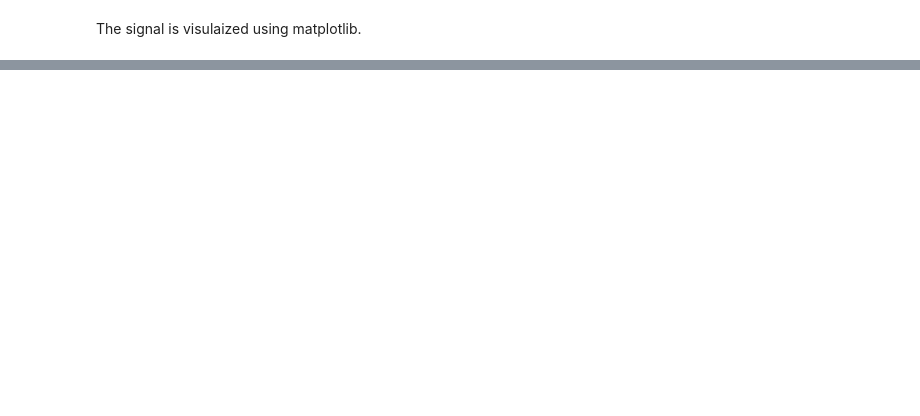
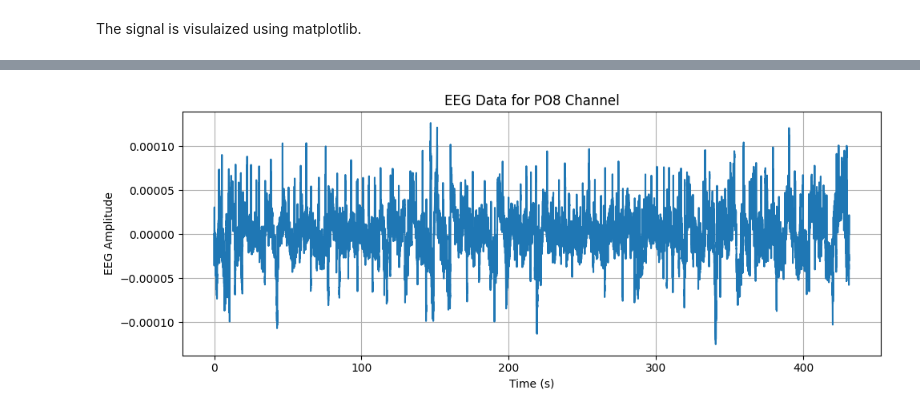
Before and after one commit to sunnivaf/TTK7-project1, a Jupyter notebook: EEG.ipynb, the cells around one changed output, grey strips where cells are left out. Saved outputs shown, nothing was run; the diff lists cells and outputs as text; code cells hidden in the pictures; blank space fills up the shorter version.

```diff
--- a/EEG.ipynb
+++ b/EEG.ipynb
@@ -47,2 +59,13 @@ plt.show()
+# %%
+plt.figure(figsize=(10, 4))
+plt.plot(time, data[1])
+plt.xlabel('Time (s)')
+plt.ylabel('EEG Amplitude')
+plt.title(f'EEG Data for {channels[1]} Channel')
+plt.grid(True)
+plt.tight_layout()
+plt.show()
+# %% [output]
+[figure, added]
 # %%
 sample_rate = raw.info['sfreq']
```
Also changed, not shown: parts of 21 cells of this notebook.
